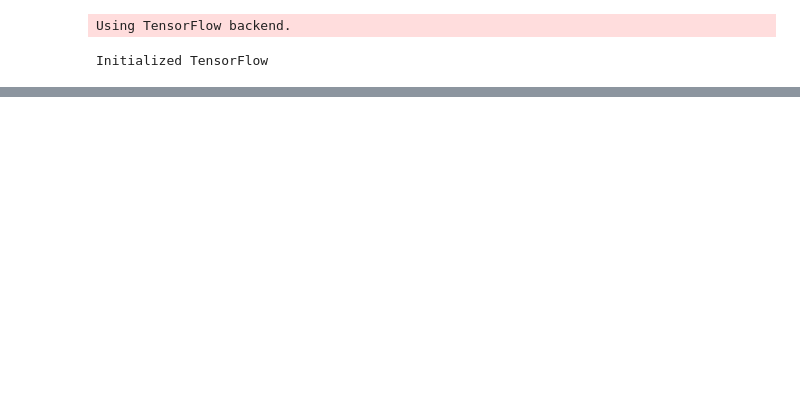
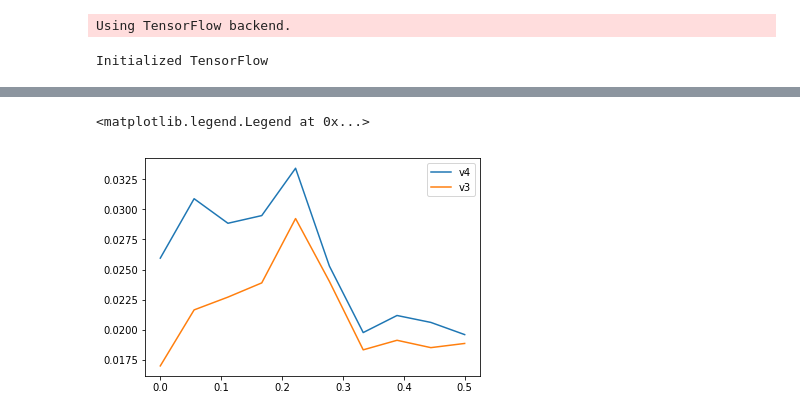
Before and after one commit to LPD-EPFL/nn-fault-tolerance, a Jupyter notebook: ComparisonIncreasingDropout.ipynb, the cells around one changed output, grey strips where cells are left out. Cells and saved outputs as stored; diff of their text form; code cells hidden in the pictures; blank space fills up the shorter version.

```diff
--- a/ComparisonIncreasingDropout.ipynb
+++ b/ComparisonIncreasingDropout.ipynb
@@ -101,0 +108,8 @@ crashing train 18.88076041454707
+# %%
+plt.figure()
+plt.plot(p_trains, [np.mean(r['v4_var']) for r in results_array], label = 'v4')
+plt.plot(p_trains, [np.mean(r['v3_var']) for r in results_array], label = 'v3')
+plt.legend()
+# %% [output]
+<matplotlib.legend.Legend at 0x...>
+[figure, added]
```
Also changed, not shown: parts of 15 cells of this notebook.
